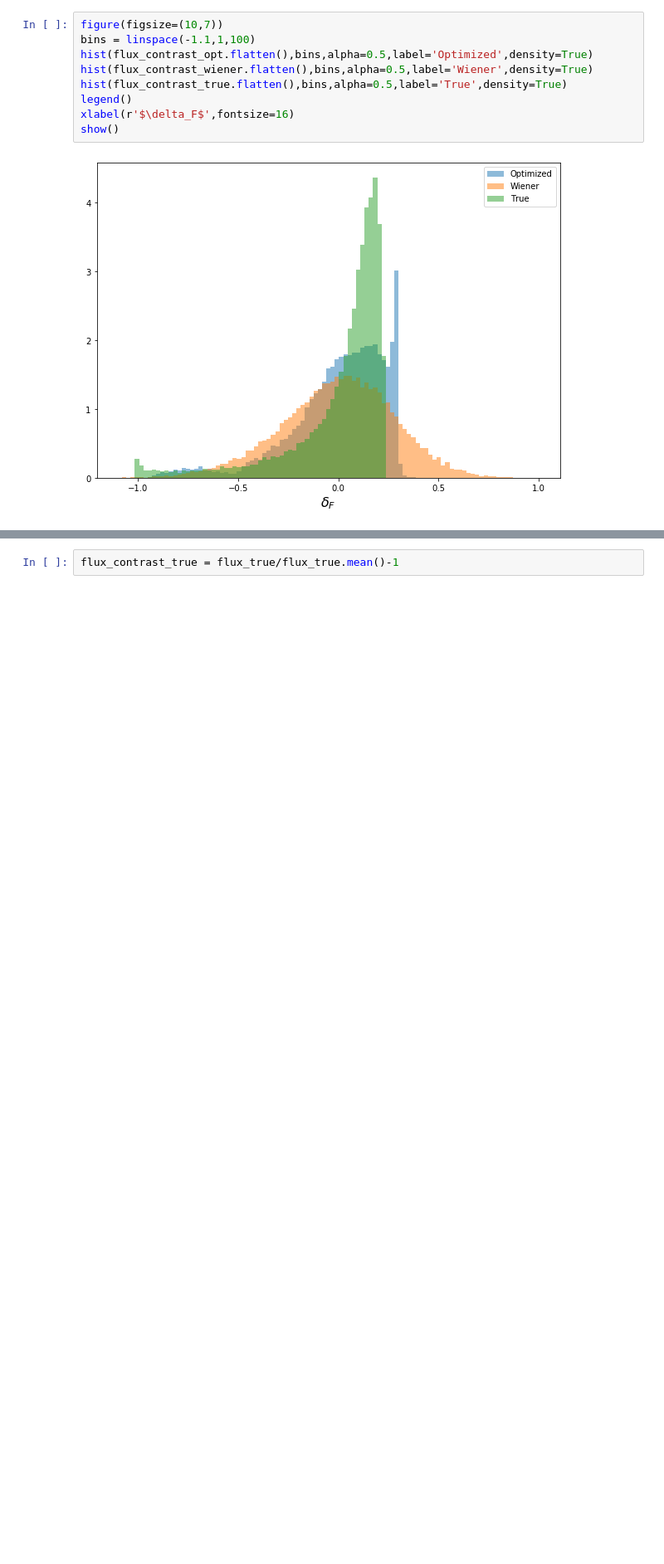
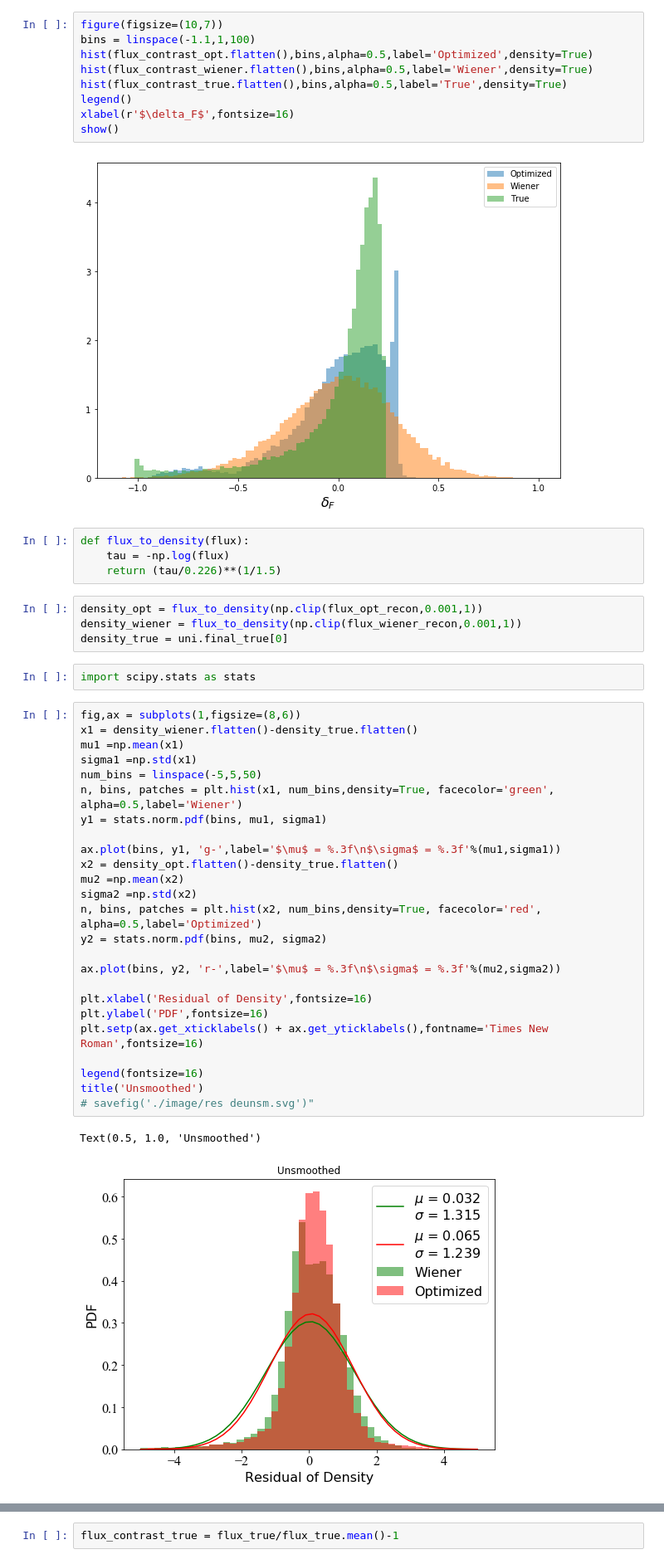
Before and after one commit to lizihao1008/Spectra, a Jupyter notebook: Void finding.ipynb, the cells around one changed output, grey strips where cells are left out. Shown: that part at 83% size. Saved outputs shown, nothing was run; the diff lists cells and outputs as text; blank space fills up the shorter version.

```diff
--- a/Void finding.ipynb
+++ b/Void finding.ipynb
@@ -136,3 +136,41 @@ xlabel(r'$\delta_F$',fontsize=16)
 show()
 # %% [output]
 [figure]
+# %%
+def flux_to_density(flux):
+    tau = -np.log(flux)
+    return (tau/0.226)**(1/1.5)
+# %%
+density_opt = flux_to_density(np.clip(flux_opt_recon,0.001,1))
+density_wiener = flux_to_density(np.clip(flux_wiener_recon,0.001,1))
+density_true = uni.final_true[0]
+# %%
+import scipy.stats as stats
+# %%
+fig,ax = subplots(1,figsize=(8,6))
+x1 = density_wiener.flatten()-density_true.flatten()
+mu1 =np.mean(x1)
+sigma1 =np.std(x1)
+num_bins = linspace(-5,5,50)
+n, bins, patches = plt.hist(x1, num_bins,density=True, facecolor='green', alpha=0.5,label='Wiener')
+y1 = stats.norm.pdf(bins, mu1, sigma1)
+
+ax.plot(bins, y1, 'g-',label='$\mu$ = %.3f\n$\sigma$ = %.3f'%(mu1,sigma1))
+x2 = density_opt.flatten()-density_true.flatten()
+mu2 =np.mean(x2)
+sigma2 =np.std(x2)
+n, bins, patches = plt.hist(x2, num_bins,density=True, facecolor='red', alpha=0.5,label='Optimized')
+y2 = stats.norm.pdf(bins, mu2, sigma2)
+
+ax.plot(bins, y2, 'r-',label='$\mu$ = %.3f\n$\sigma$ = %.3f'%(mu2,sigma2))
+
+plt.xlabel('Residual of Density',fontsize=16)
+plt.ylabel('PDF',fontsize=16)
+plt.setp(ax.get_xticklabels() + ax.get_yticklabels(),fontname='Times New Roman',fontsize=16)
+
+legend(fontsize=16)
+title('Unsmoothed')
+# savefig('./image/res deunsm.svg')"
+# %% [output]
+Text(0.5, 1.0, 'Unsmoothed')
+[figure, added]
```
Also changed, not shown: parts of 3 cells of this notebook.
